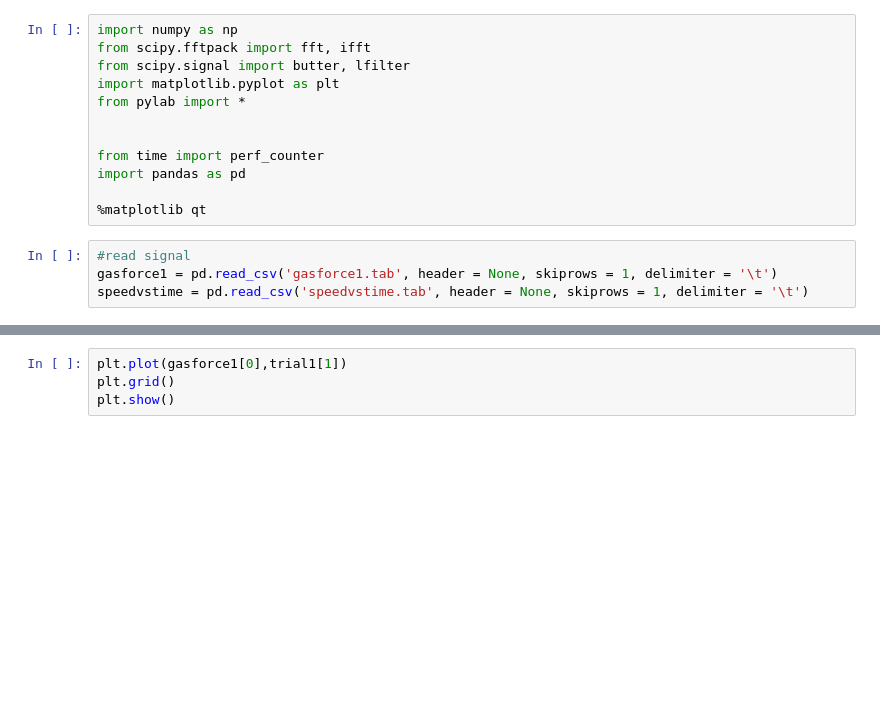
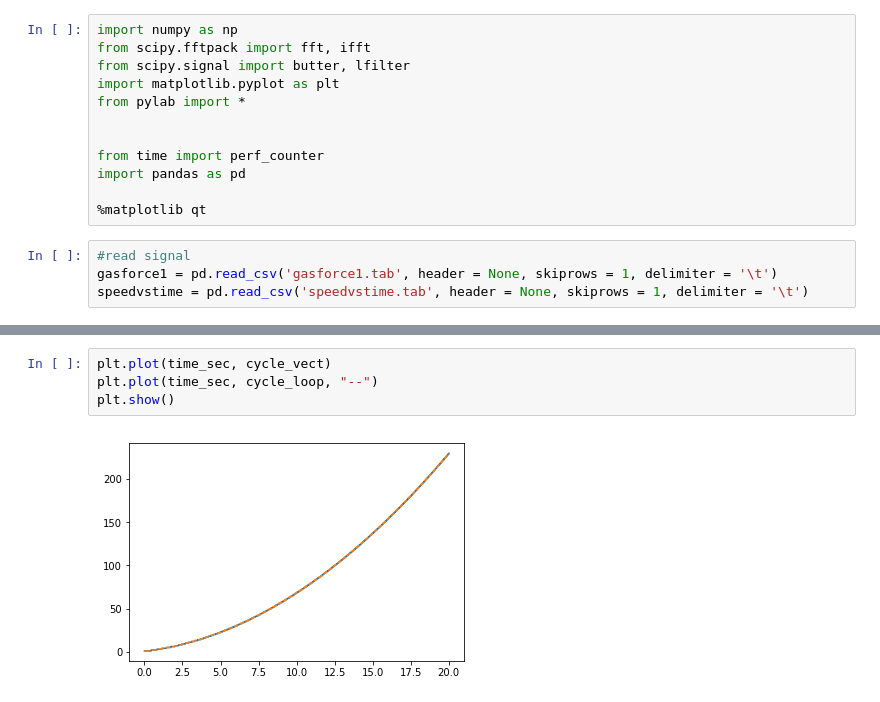
Before and after one commit to siglyser/research, a Jupyter notebook: crankanglecumrel_vectorize.ipynb, the cells around one changed output, grey strips where cells are left out. Saved outputs shown, nothing was run; the diff lists cells and outputs as text; blank space fills up the shorter version.

```diff
--- a/crankanglecumrel_vectorize.ipynb
+++ b/crankanglecumrel_vectorize.ipynb
@@ -93,5 +87,7 @@ plt.show()
 # %%
-plt.plot(gasforce1[0],trial1[1])
-plt.grid()
+plt.plot(time_sec, cycle_vect)
+plt.plot(time_sec, cycle_loop, "--")
 plt.show()
+# %% [output]
+[figure, added]
 # %%
```
Also changed, not shown: parts of 23 cells of this notebook, 1 other file.
